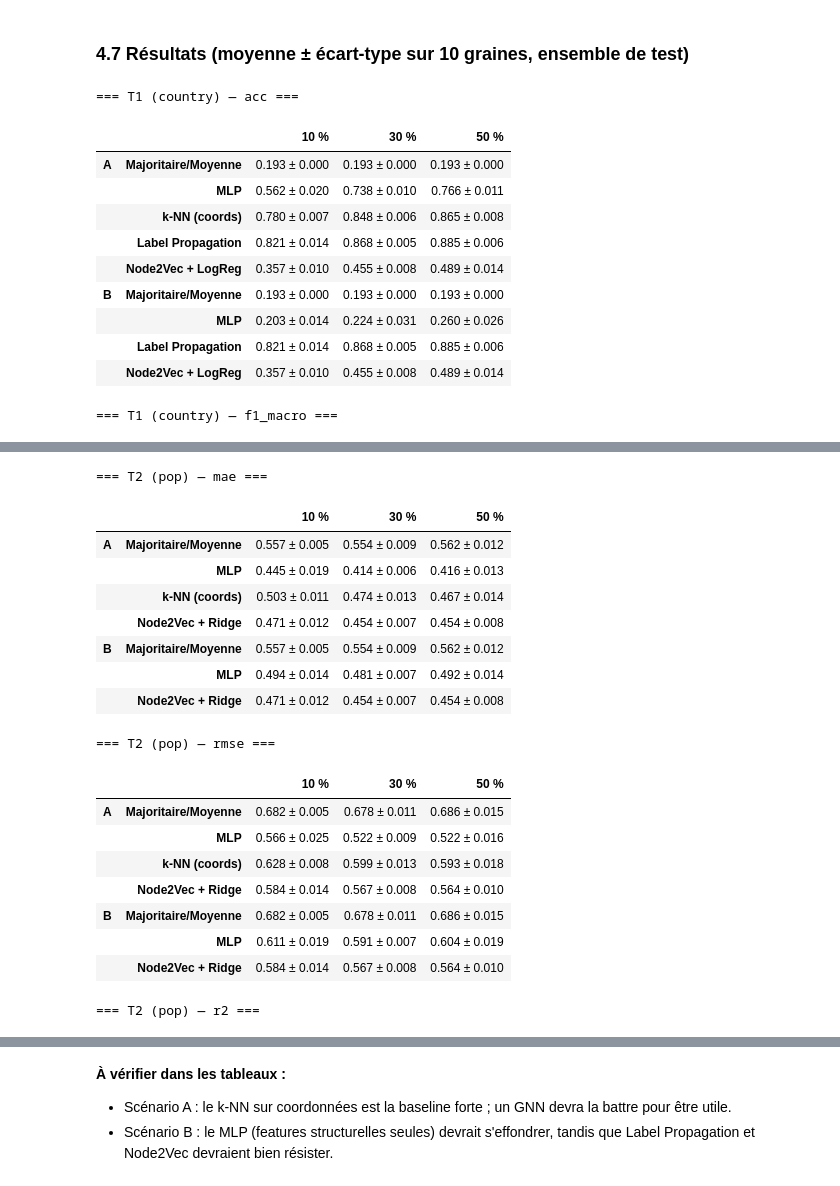
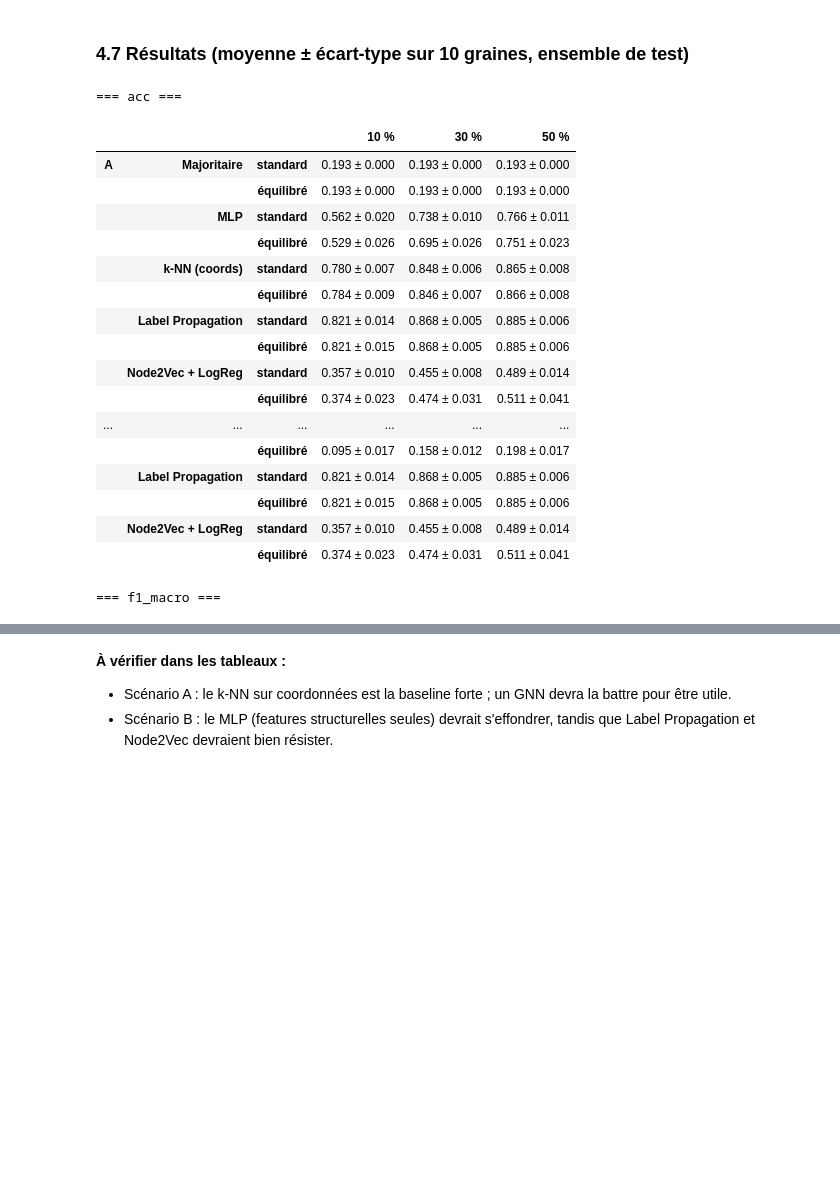
Before and after one commit to AmineBnh21/Classification-Project, a Jupyter notebook: main.ipynb, the cells around one changed output, grey strips where cells are left out. Saved outputs shown, nothing was run; the diff lists cells and outputs as text; code cells hidden in the pictures; blank space fills up the shorter version.

```diff
--- a/main.ipynb
+++ b/main.ipynb
@@ -67,7 +66,6 @@ comps = sorted(nx.connected_components(G), key=len, reverse=True)
 deg = raw["degree"]
 country_counts = raw["country"].value_counts()
 same_country = np.mean([attrs[u]["country"] == attrs[v]["country"] for u, v in G.edges])
-known = raw["population"] != FILLER_POP
 
 stats = {
     "Nombre de nœuds": N,
@@ -79,11 +77,6 @@ stats = {
     "Nombre de pays (bruts)": raw["country"].nunique(),
     "Pays avec une seule ville": int((country_counts == 1).sum()),
     "Homophilie des arêtes (même pays)": round(same_country, 3),
-    "Corr. degré ↔ log(pop), tous les nœuds":
-        round(np.corrcoef(deg, np.log10(raw["population"]))[0, 1], 3),
-    "Corr. degré ↔ log(pop), population connue":
-        round(np.corrcoef(deg[known], np.log10(raw.loc[known, "population"]))[0, 1], 3),
-    "Villes avec population = 10 000": int((~known).sum()),
 }
 pd.Series(stats, name="valeur").to_frame()
 # %% [output]
@@ -558,37 +543,42 @@ pop terminé (367 s)
 # %% [markdown]
 ### 4.7 Résultats (moyenne ± écart-type sur 10 graines, ensemble de test)
 # %%
-MODEL_ORDER = ["Majoritaire/Moyenne", "MLP", "k-NN (coords)", "Label Propagation",
-               "Node2Vec + LogReg", "Node2Vec + Ridge"]
+MODEL_ORDER = ["Majoritaire", "MLP", "k-NN (coords)", "Label Propagation", "Node2Vec + LogReg"]
+GROUP_COLS = [f"f1 {g}" for g in GROUPS]
 
 
-def summary_table(task, metric):
-    df = raw_results[raw_results.task == task]
-    g = df.groupby(["scenario", "model", "rate"])[metric].agg(["mean", "std"])
+def summary_table(metric):
+    g = raw_results.groupby(["scenario", "model", "mode", "rate"])[metric].agg(["mean", "std"])
     fmt = (g["mean"].map("{:.3f}".format) + " ± " + g["std"].map("{:.3f}".format)).unstack("rate")
     fmt.columns = [f"{int(r * 100)} %" for r in fmt.columns]
-    order = [m for m in MODEL_ORDER if m in fmt.index.get_level_values("model")]
-    return fmt.reindex(pd.MultiIndex.from_product([SCENARIOS, order])).dropna(how="all")
+    idx = pd.MultiIndex.from_product([SCENARIOS, MODEL_ORDER, MODES])
+    return fmt.reindex(idx).dropna(how="all")
 
 
 summary = []
-for task, metrics in (("country", ["acc", "f1_macro"]), ("pop", ["mae", "rmse", "r2"])):
-    for metric in metrics:
-        t = summary_table(task, metric)
-        summary.append(t.assign(task=task, metric=metric))
-        print(f"\n=== T{1 if task == 'country' else 2} ({task}) — {metric} ===")
-        display(t)
+for metric in ("acc", "f1_macro"):
+    t = summary_table(metric)
+    summary.append(t.assign(metric=metric))
+    print(f"\n=== {metric} ===")
+    display(t)
 pd.concat(summary).to_csv(RESULTS_DIR / "baselines_summary.csv")
 # %% [output]
-=== T1 (country) — acc ===
+=== acc ===
-|  |  | 10 % | 30 % | 50 % |
-| A | Majoritaire/Moyenne | 0.193 ± 0.000 | 0.193 ± 0.000 | 0.193 ± 0.000 |
-|  | MLP | 0.562 ± 0.020 | 0.738 ± 0.010 | 0.766 ± 0.011 |
-|  | k-NN (coords) | 0.780 ± 0.007 | 0.848 ± 0.006 | 0.865 ± 0.008 |
-|  | Label Propagation | 0.821 ± 0.014 | 0.868 ± 0.005 | 0.885 ± 0.006 |
-|  | Node2Vec + LogReg | 0.357 ± 0.010 | 0.455 ± 0.008 | 0.489 ± 0.014 |
-| B | Majoritaire/Moyenne | 0.193 ± 0.000 | 0.193 ± 0.000 | 0.193 ± 0.000 |
-|  | MLP | 0.203 ± 0.014 | 0.224 ± 0.031 | 0.260 ± 0.026 |
-|  | Label Propagation | 0.821 ± 0.014 | 0.868 ± 0.005 | 0.885 ± 0.006 |
-|  | Node2Vec + LogReg | 0.357 ± 0.010 | 0.455 ± 0.008 | 0.489 ± 0.014 |
+|  |  |  | 10 % | 30 % | 50 % |
+| A | Majoritaire | standard | 0.193 ± 0.000 | 0.193 ± 0.000 | 0.193 ± 0.000 |
+|  |  | équilibré | 0.193 ± 0.000 | 0.193 ± 0.000 | 0.193 ± 0.000 |
+|  | MLP | standard | 0.562 ± 0.020 | 0.738 ± 0.010 | 0.766 ± 0.011 |
+|  |  | équilibré | 0.529 ± 0.026 | 0.695 ± 0.026 | 0.751 ± 0.023 |
+|  | k-NN (coords) | standard | 0.780 ± 0.007 | 0.848 ± 0.006 | 0.865 ± 0.008 |
+|  |  | équilibré | 0.784 ± 0.009 | 0.846 ± 0.007 | 0.866 ± 0.008 |
+|  | Label Propagation | standard | 0.821 ± 0.014 | 0.868 ± 0.005 | 0.885 ± 0.006 |
+|  |  | équilibré | 0.821 ± 0.015 | 0.868 ± 0.005 | 0.885 ± 0.006 |
+|  | Node2Vec + LogReg | standard | 0.357 ± 0.010 | 0.455 ± 0.008 | 0.489 ± 0.014 |
+|  |  | équilibré | 0.374 ± 0.023 | 0.474 ± 0.031 | 0.511 ± 0.041 |
+| ... | ... | ... | ... | ... | ... |
+|  |  | équilibré | 0.095 ± 0.017 | 0.158 ± 0.012 | 0.198 ± 0.017 |
+|  | Label Propagation | standard | 0.821 ± 0.014 | 0.868 ± 0.005 | 0.885 ± 0.006 |
+|  |  | équilibré | 0.821 ± 0.015 | 0.868 ± 0.005 | 0.885 ± 0.006 |
+|  | Node2Vec + LogReg | standard | 0.357 ± 0.010 | 0.455 ± 0.008 | 0.489 ± 0.014 |
+|  |  | équilibré | 0.374 ± 0.023 | 0.474 ± 0.031 | 0.511 ± 0.041 |
-=== T1 (country) — f1_macro ===
+=== f1_macro ===
@@ -605,19 +601,0 @@ pd.concat(summary).to_csv(RESULTS_DIR / "baselines_summary.csv")
-=== T2 (pop) — mae ===
-|  |  | 10 % | 30 % | 50 % |
-| A | Majoritaire/Moyenne | 0.557 ± 0.005 | 0.554 ± 0.009 | 0.562 ± 0.012 |
-|  | MLP | 0.445 ± 0.019 | 0.414 ± 0.006 | 0.416 ± 0.013 |
-|  | k-NN (coords) | 0.503 ± 0.011 | 0.474 ± 0.013 | 0.467 ± 0.014 |
-|  | Node2Vec + Ridge | 0.471 ± 0.012 | 0.454 ± 0.007 | 0.454 ± 0.008 |
-| B | Majoritaire/Moyenne | 0.557 ± 0.005 | 0.554 ± 0.009 | 0.562 ± 0.012 |
-|  | MLP | 0.494 ± 0.014 | 0.481 ± 0.007 | 0.492 ± 0.014 |
-|  | Node2Vec + Ridge | 0.471 ± 0.012 | 0.454 ± 0.007 | 0.454 ± 0.008 |
-=== T2 (pop) — rmse ===
-|  |  | 10 % | 30 % | 50 % |
-| A | Majoritaire/Moyenne | 0.682 ± 0.005 | 0.678 ± 0.011 | 0.686 ± 0.015 |
-|  | MLP | 0.566 ± 0.025 | 0.522 ± 0.009 | 0.522 ± 0.016 |
-|  | k-NN (coords) | 0.628 ± 0.008 | 0.599 ± 0.013 | 0.593 ± 0.018 |
-|  | Node2Vec + Ridge | 0.584 ± 0.014 | 0.567 ± 0.008 | 0.564 ± 0.010 |
-| B | Majoritaire/Moyenne | 0.682 ± 0.005 | 0.678 ± 0.011 | 0.686 ± 0.015 |
-|  | MLP | 0.611 ± 0.019 | 0.591 ± 0.007 | 0.604 ± 0.019 |
-|  | Node2Vec + Ridge | 0.584 ± 0.014 | 0.567 ± 0.008 | 0.564 ± 0.010 |
-=== T2 (pop) — r2 ===
```
Also changed, not shown: parts of 27 cells of this notebook, 20 other files.
